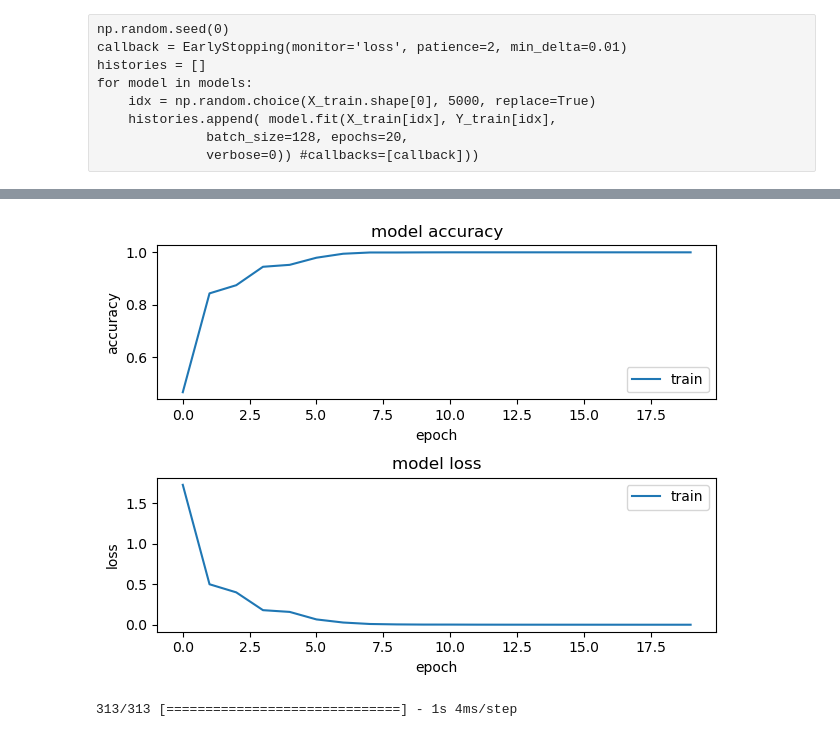
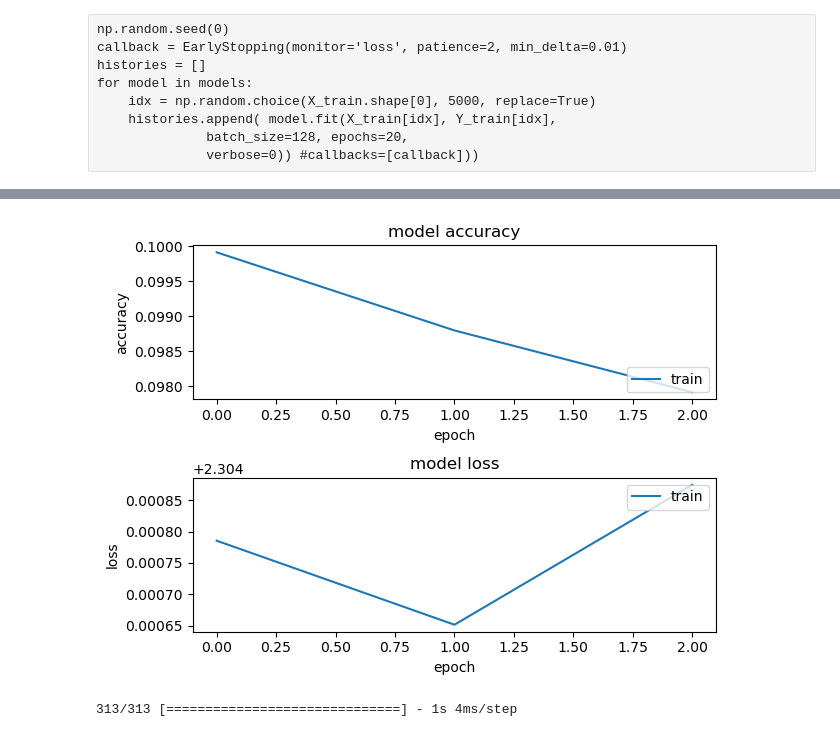
Before and after one commit to JoeMad21/project1EEL6814, a Jupyter notebook: EEL6814Proj1V1.ipynb, the cells around one changed output, grey strips where cells are left out. Cells and saved outputs as stored; diff of their text form; code cells hidden in the pictures.

```diff
--- a/EEL6814Proj1V1.ipynb
+++ b/EEL6814Proj1V1.ipynb
@@ -97,12 +66,0 @@ _________________________________________________________________
-# %%
-learning_rates = [0.0001, 0.001, 0.01, 0.1, 1]
-momentums = [0.1, 0.2, 0.3, 0.4, 0.5, 0.6, 0.7, 0.8, 0.9]
-sgd_models = []
-count = 0
-for model in models:
-    for lr in learning_rates:
-        for m in momentums:
-            sgd_models.append(model)
-            opt = SGD(learning_rate=lr, momentum=m)
-            sgd_models[count].compile(optimizer=opt, loss='categorical_crossentropy', metrics=['accuracy'])
-            count += 1
@@ -164,0 +393,29 @@ Layer Width: 10
+# %%
+chosen_idx = np.argwhere(np.array(best_ms) == m_select)
+
+ab_lhs = []
+for idx in chosen_idx:
+    ab_lhs.append(best_heights[idx[0]])
+
+lhs_unique, lhs_counts = np.unique(ab_lhs, return_counts=True)
+lhs_data = dict(zip(lhs_unique, lhs_counts))
+
+lh_x_values = list(lhs_data.keys())
+lh_y_values = list(lhs_data.values())
+lh_x_values = [str(r) for r in lh_x_values]
+
+fig = plt.figure(figsize = (10, 5))
+
+# creating the bar plot
+plt.bar(lh_x_values, lh_y_values, color ='maroon',
+        width = 0.1)
+
+
+plt.xlabel("Heights")
+plt.ylabel("# of instances")
+plt.title("Layer Heights in Trials")
+plt.xticks(lh_x_values,rotation=45)
+plt.show()
+
+lh_mode = statistics.mode(ab_lhs)
+print(lh_mode)
@@ -171,22 +461,22 @@ Test accuracy: 0.7893999814987183
 # %%
 fig = plt.figure()
 plt.subplot(2,1,1)
-plt.plot(histories[index].history['accuracy'])
+plt.plot(best_histories[idx].history['accuracy'])
 plt.title('model accuracy')
 plt.ylabel('accuracy')
 plt.xlabel('epoch')
 plt.legend(['train', 'test'], loc='lower right')
 
 plt.subplot(2,1,2)
-plt.plot(histories[index].history['loss'])
+plt.plot(best_histories[idx].history['loss'])
 plt.title('model loss')
 plt.ylabel('loss')
 plt.xlabel('epoch')
 plt.legend(['train', 'test'], loc='upper right')
 
 plt.tight_layout()
 # %% [output]
-[figure, old version]
+[figure, new version]
 # %%
 results = best_model.predict(X_test)
 # %% [output]
```
Also changed, not shown: parts of 21 cells of this notebook, 12 other files.
